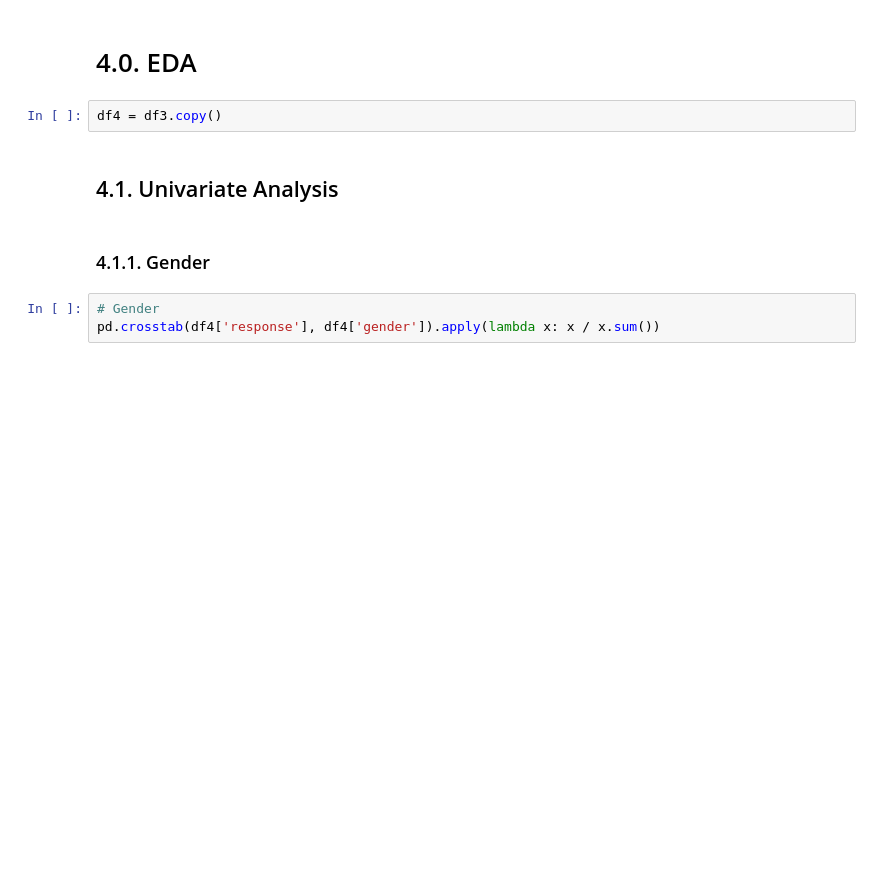
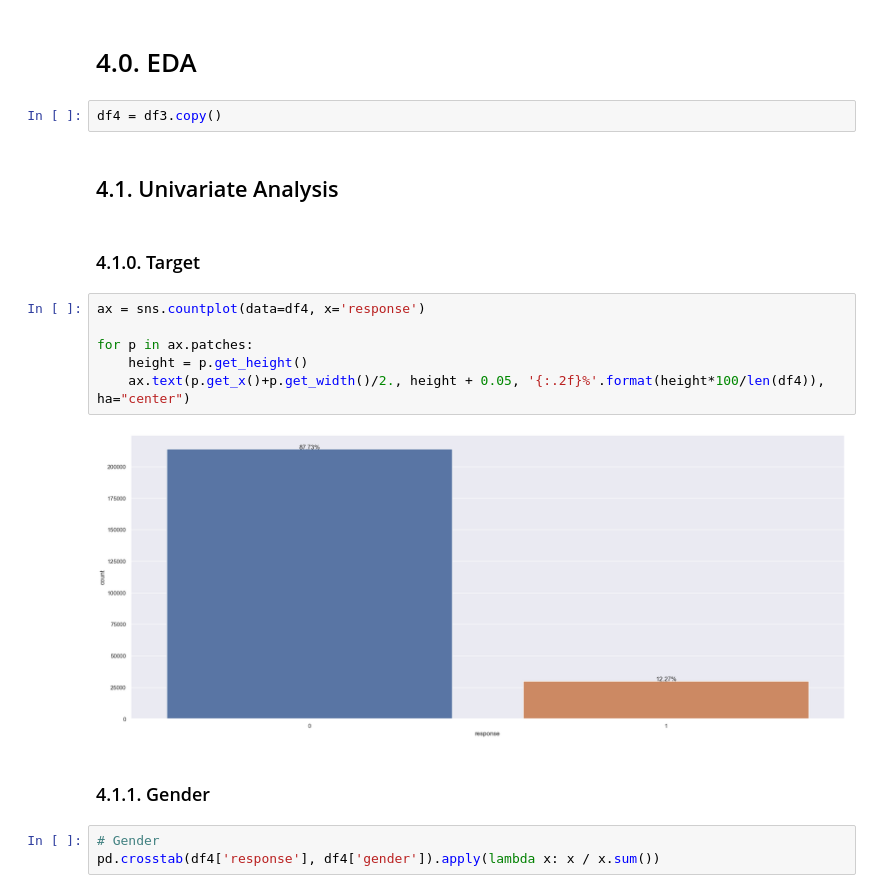
Before and after one commit to victormachad0/health_insurance_cross_sell, a Jupyter notebook: health_insurance_project.ipynb, the cells around one changed output. Saved outputs shown, nothing was run; the diff lists cells and outputs as text; blank space fills up the shorter version.

```diff
--- a/health_insurance_project.ipynb
+++ b/health_insurance_project.ipynb
@@ -464,6 +451,16 @@ df3 = df2.copy()
 df4 = df3.copy()
 # %% [markdown]
 ##  4.1. Univariate Analysis
+# %% [markdown]
+### 4.1.0. Target
+# %%
+ax = sns.countplot(data=df4, x='response')
+
+for p in ax.patches:
+    height = p.get_height()
+    ax.text(p.get_x()+p.get_width()/2., height + 0.05, '{:.2f}%'.format(height*100/len(df4)), ha="center")
+# %% [output]
+[figure, added]
 # %% [markdown]
 ### 4.1.1. Gender
 # %%
```
Also changed, not shown: parts of 28 cells of this notebook.
